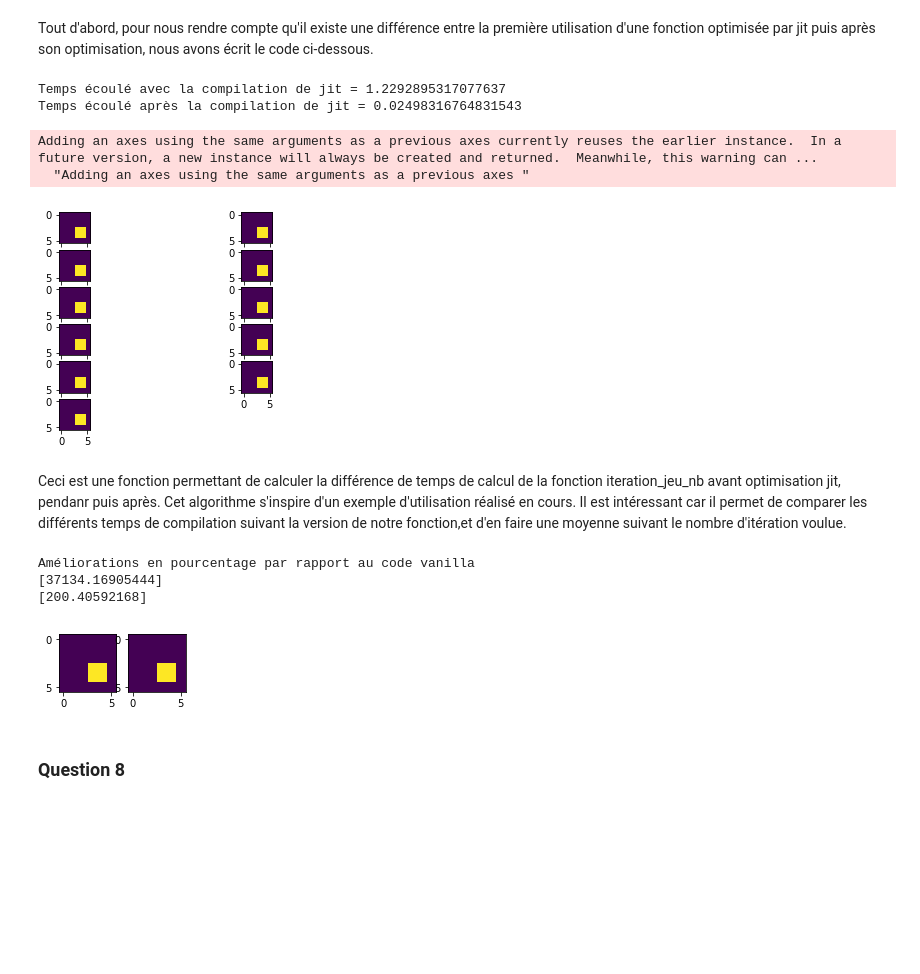
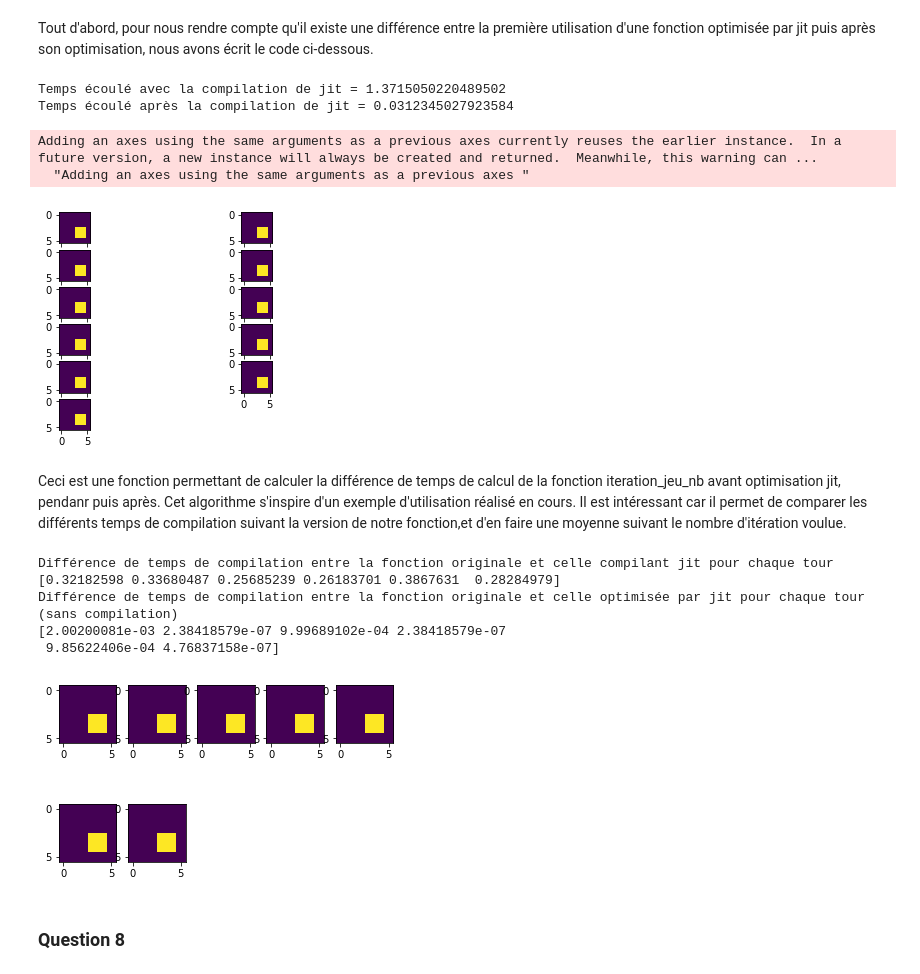
Before and after one commit to julienjoly/projet-python-HMMA238, a Jupyter notebook: notebook_tp_Massol_Joly.ipynb, the cells around one changed output. Cells and saved outputs as stored; diff of their text form; code cells hidden in the pictures; blank space fills up the shorter version.

```diff
--- a/notebook_tp_Massol_Joly.ipynb
+++ b/notebook_tp_Massol_Joly.ipynb
@@ -102,30 +102,31 @@ def iteration_jeu_nb_V2(Z, n):
 Tout d'abord, pour nous rendre compte qu'il existe une différence entre la première utilisation d'une fonction optimisée par jit puis après son optimisation, nous avons écrit le code ci-dessous.
 # %%
 start = time.time()
-iteration_jeu_nb_V2(Z, 10)
+iteration_jeu_nb_V2(Z, 3)
 end = time.time()
 print("Temps écoulé avec la compilation de jit = %s" % (end - start))
 
 
-start = time.time()
+start2 = time.time()
 iteration_jeu_nb_V2(Z, 10)
-end = time.time()
-print("Temps écoulé après la compilation de jit = %s" % (end - start))
+end2 = time.time()
+print("Temps écoulé après la compilation de jit = %s" % (end2 - start2))
 # %% [output]
-Temps écoulé avec la compilation de jit = 1.2292895317077637
-Temps écoulé après la compilation de jit = 0.02498316764831543
+Temps écoulé avec la compilation de jit = 1.3715050220489502
+Temps écoulé après la compilation de jit = 0.0312345027923584
 Adding an axes using the same arguments as a previous axes currently reuses the earlier instance.  In a future version, a new instance will always be created and returned.  Meanwhile, this warning can ...
   "Adding an axes using the same arguments as a previous axes "
 [figure]
 # %% [markdown]
 Ceci est une fonction permettant de calculer la différence de temps de calcul de la fonction iteration_jeu_nb avant optimisation jit, pendanr puis après. Cet algorithme s'inspire d'un exemple d'utilisation réalisé en cours. Il est intéressant car il permet de comparer les différents temps de compilation suivant la version de notre fonction,et d'en faire une moyenne suivant le nombre d'itération voulue.
 # %%
+# Nous définissons nos variables de stockage.
 t0 = []
 t1 = []
 t2 = []
-n = 7
 
-for i in range(1, 2):
+
+for i in range(1,7):
     @jit
     def iteration_jeu_nb_optijit(Z, n):
         affichage = (n // 5) + 1
@@ -135,40 +136,44 @@ for i in range(1, 2):
         for i in range(2, n + 2):
             Z = iteration_jeu(Z2)
             plt.subplot(affichage, 5, i)
             plt.imshow(Z2)
         return Z2
 
     # Notre code avec le temps de compilation jit inclus.
     start = time.time()
     iteration_jeu_nb_optijit(Z, i)
     end = time.time()
     t0.append(end - start)
 
     # Notre code optimisé par jit, sans le temps de la compilation.
     start = time.time()
     iteration_jeu_nb_optijit(Z, i)
     end = time.time()
     t1.append(end - start)
 
     # Notre code original.
     start = time.time()
     iteration_jeu_nb(Z, i)
     end = time.time()
     t2.append(end - start)
 
 t0 = np.array(t0)
 t1 = np.array(t1)
 t2 = np.array(t2)
 
-print("Améliorations en pourcentage par rapport au code original")
+print("Différence de temps de compilation entre la fonction originale et celle compilant jit pour chaque tour ")
 
-print((t0 - t2) / t2 * 100)
-print((t1 - t2) / t2 * 100)
+print((t0 - t2))
+
+print("Différence de temps de compilation entre la fonction originale et celle optimisée par jit pour chaque tour (sans compilation)")
+print((t1 - t2))
 # %% [output]
-Améliorations en pourcentage par rapport au code vanilla
-[37134.16905444]
-[200.40592168]
+Différence de temps de compilation entre la fonction originale et celle compilant jit pour chaque tour
+[0.32182598 0.33680487 0.25685239 0.26183701 0.3867631  0.28284979]
+Différence de temps de compilation entre la fonction originale et celle optimisée par jit pour chaque tour (sans compilation)
+[2.00200081e-03 2.38418579e-07 9.99689102e-04 2.38418579e-07
+ 9.85622406e-04 4.76837158e-07]
-[figure, old version]
+[figure, new version]
 # %% [markdown]
 ### Question 8
 # %% [markdown]
```
Also changed, not shown: parts of 4 cells of this notebook.
